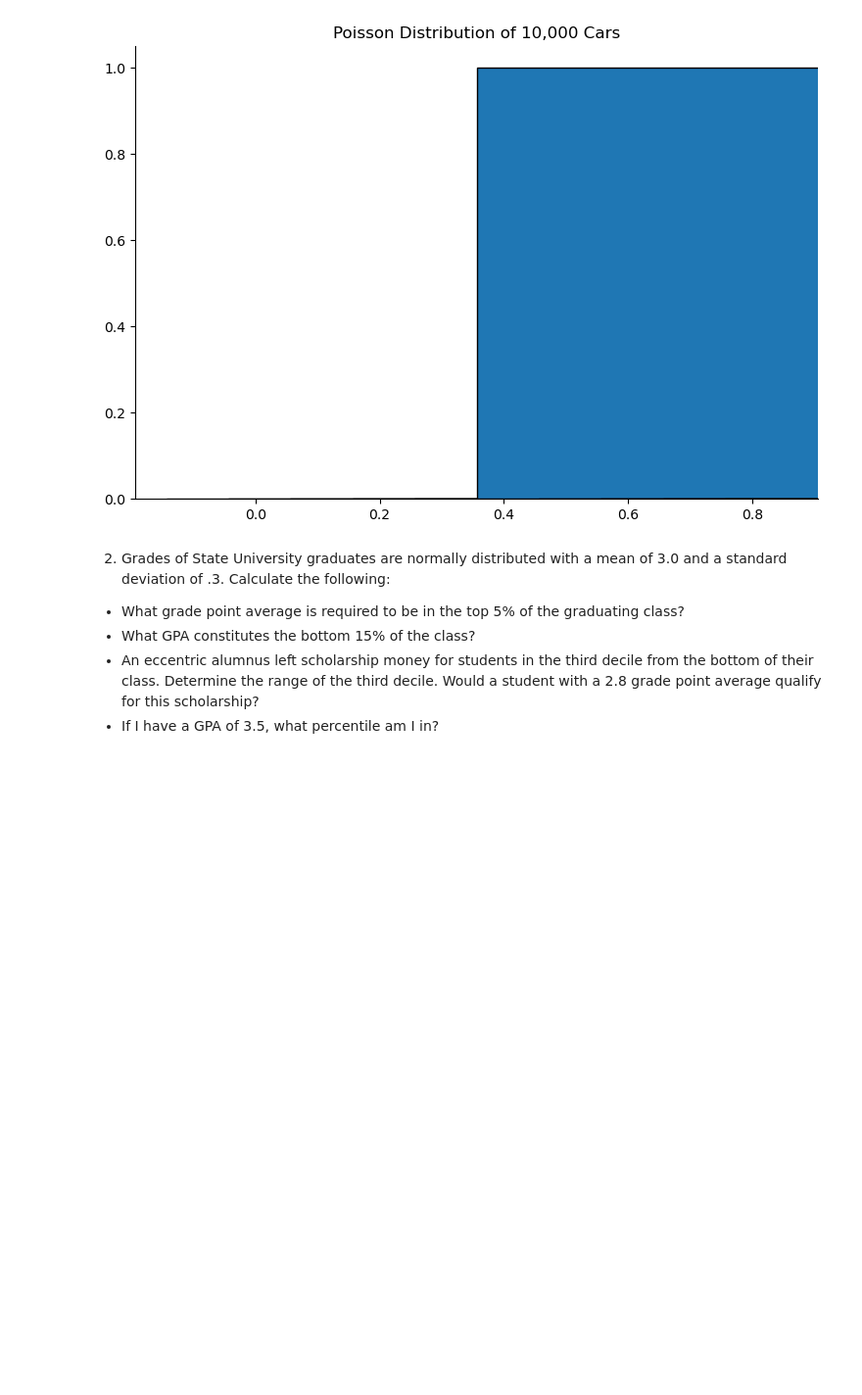
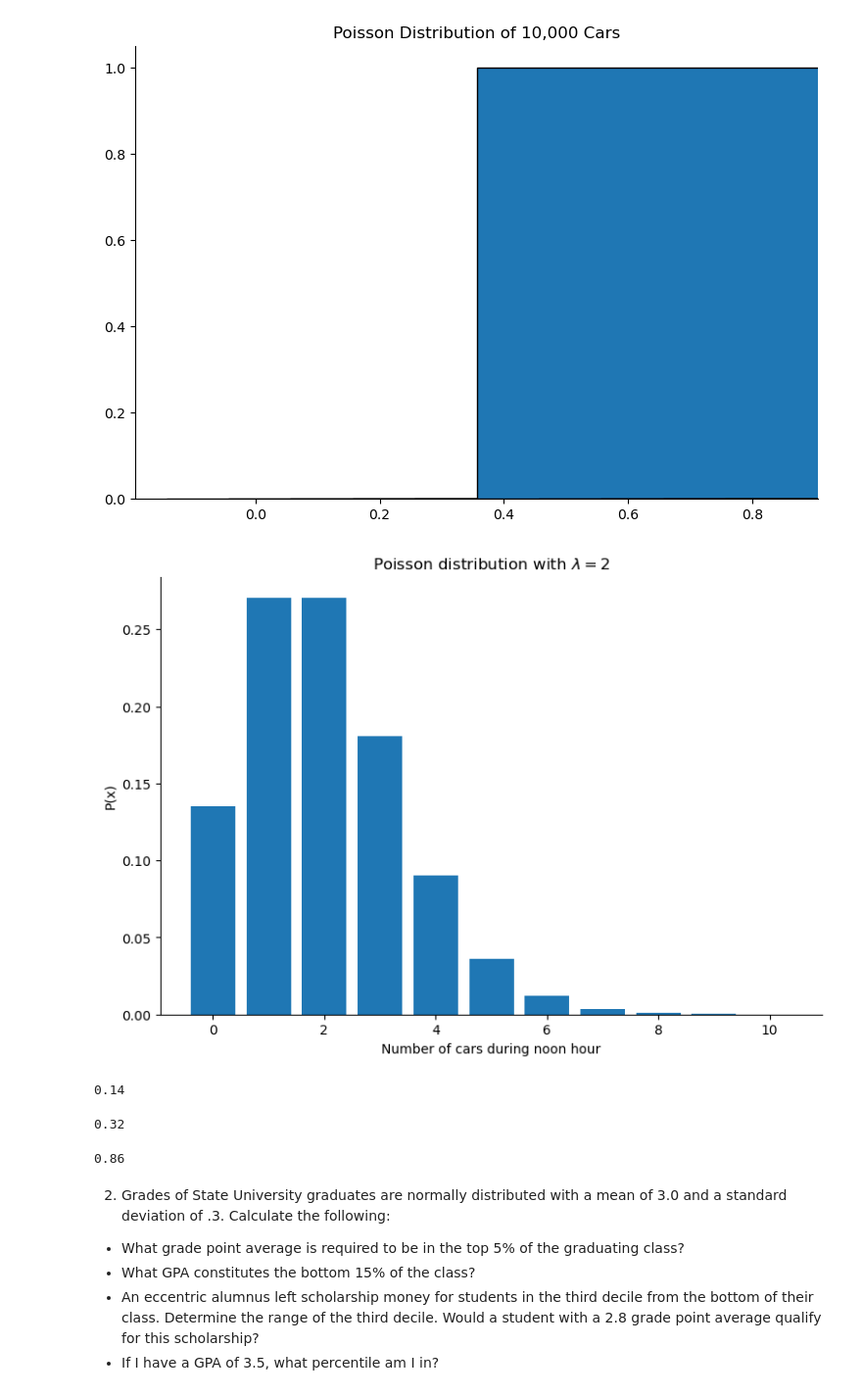
Before and after one commit to heywood95/statistics-exercises, a Jupyter notebook: probability_distributions.ipynb, the cells around one changed output. Shown: that part at 98% size. Saved outputs shown, nothing was run; the diff lists cells and outputs as text; code cells hidden in the pictures; blank space fills up the shorter version.

```diff
--- a/probability_distributions.ipynb
+++ b/probability_distributions.ipynb
@@ -39,6 +39,31 @@ plt.title(f'Poisson Distribution of {n:,} Cars')
 # %% [output]
 Text(0.5, 1.0, 'Poisson Distribution of 10,000 Cars')
 [figure]
+# %%
+λ = 2 # this is average rate
+
+x = np.arange(0,11) # this is up till noon 0-11
+y = stats.poisson (λ).pmf(x)
+
+plt.bar(x,y)
+plt.title('Poisson distribution with $λ = 2$')
+plt.xlabel('Number of cars during noon hour')
+plt.ylabel('P(x)');
+# %% [output]
+[figure, added]
+# %%
+λ = 2
+stats.poisson(λ).pmf(0).round(2)
+# %% [output]
+0.14
+# %%
+stats.poisson(λ).sf(2).round(2)
+# %% [output]
+0.32
+# %%
+stats.poisson(λ).sf(0).round(2)
+# %% [output]
+0.86
 # %% [markdown]
 2. Grades of State University graduates are normally distributed with a mean of 3.0 and a standard deviation of .3. Calculate the following:
 
```
Also changed, not shown: parts of 26 cells of this notebook.
